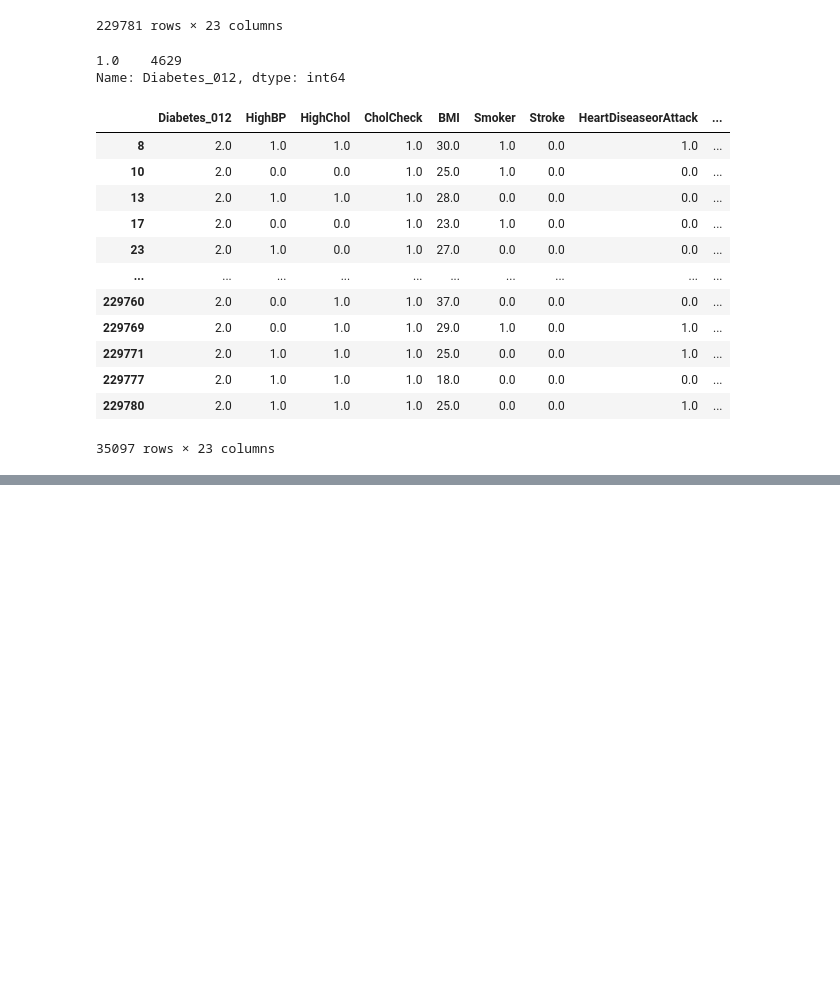
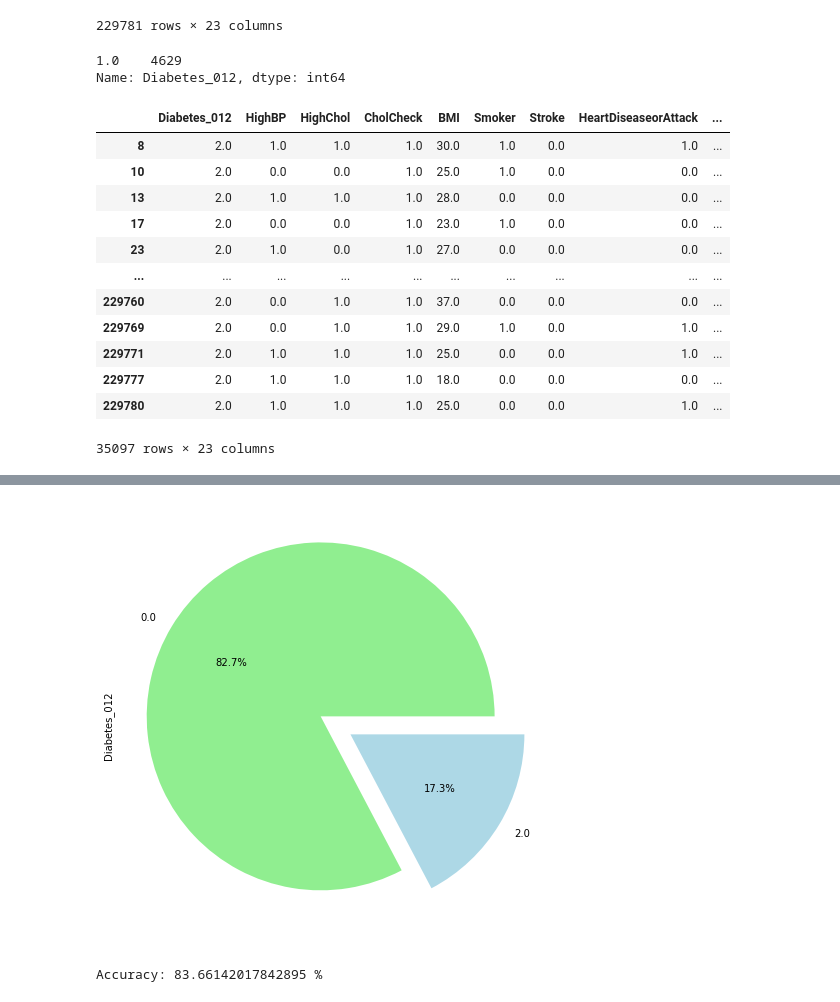
Before and after one commit to MehrdadGh1989/Diabete_Project, a Jupyter notebook: Diabetes_Project_With_Jupyter_MachineLearnin.ipynb, the cells around one changed output, grey strips where cells are left out. Cells and saved outputs as stored; diff of their text form; code cells hidden in the pictures; blank space fills up the shorter version.

```diff
--- a/Diabetes_Project_With_Jupyter_MachineLearnin.ipynb
+++ b/Diabetes_Project_With_Jupyter_MachineLearnin.ipynb
@@ -333,0 +388,6 @@ Accuracy using DecisionTree: 42.09263258939285 %
+# %%
+colors=['lightgreen','lightblue']
+diabete_df_clean['Diabetes_012'].value_counts().plot.pie(explode=[0.1,0.1],autopct='%1.1f%%',colors=colors,shadow=False,figsize=  (10,8))
+plt.show()
+# %% [output]
+[figure, added]
@@ -333,0 +406,5 @@ Accuracy using DecisionTree: 42.09263258939285 %
+# %%
+y_pred = model.predict(x_test)
+print("Accuracy:",metrics.accuracy_score(y_test, y_pred)*100, "%")
+# %% [output]
+Accuracy: 83.66142017842895 %
```
Also changed, not shown: parts of 23 cells of this notebook.
